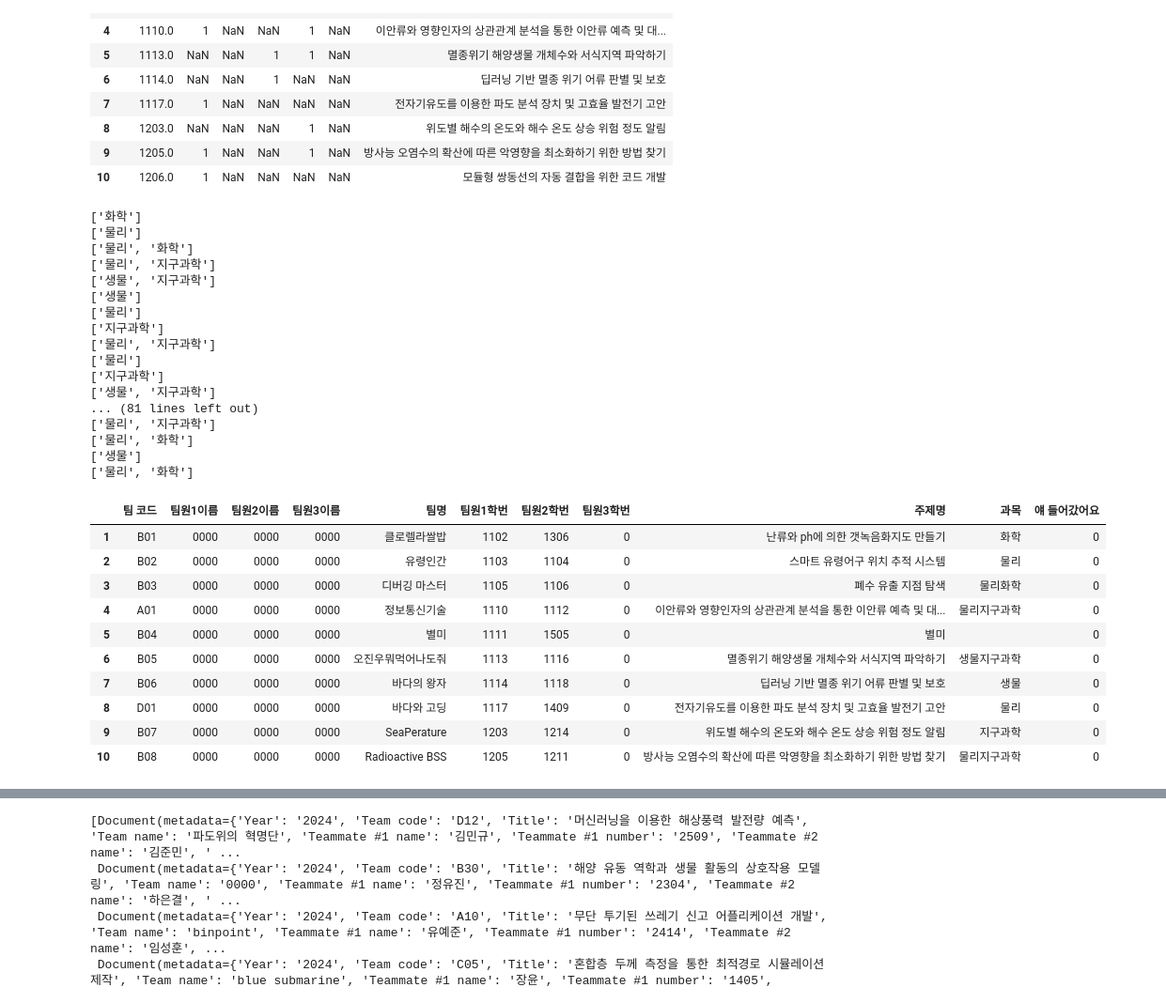
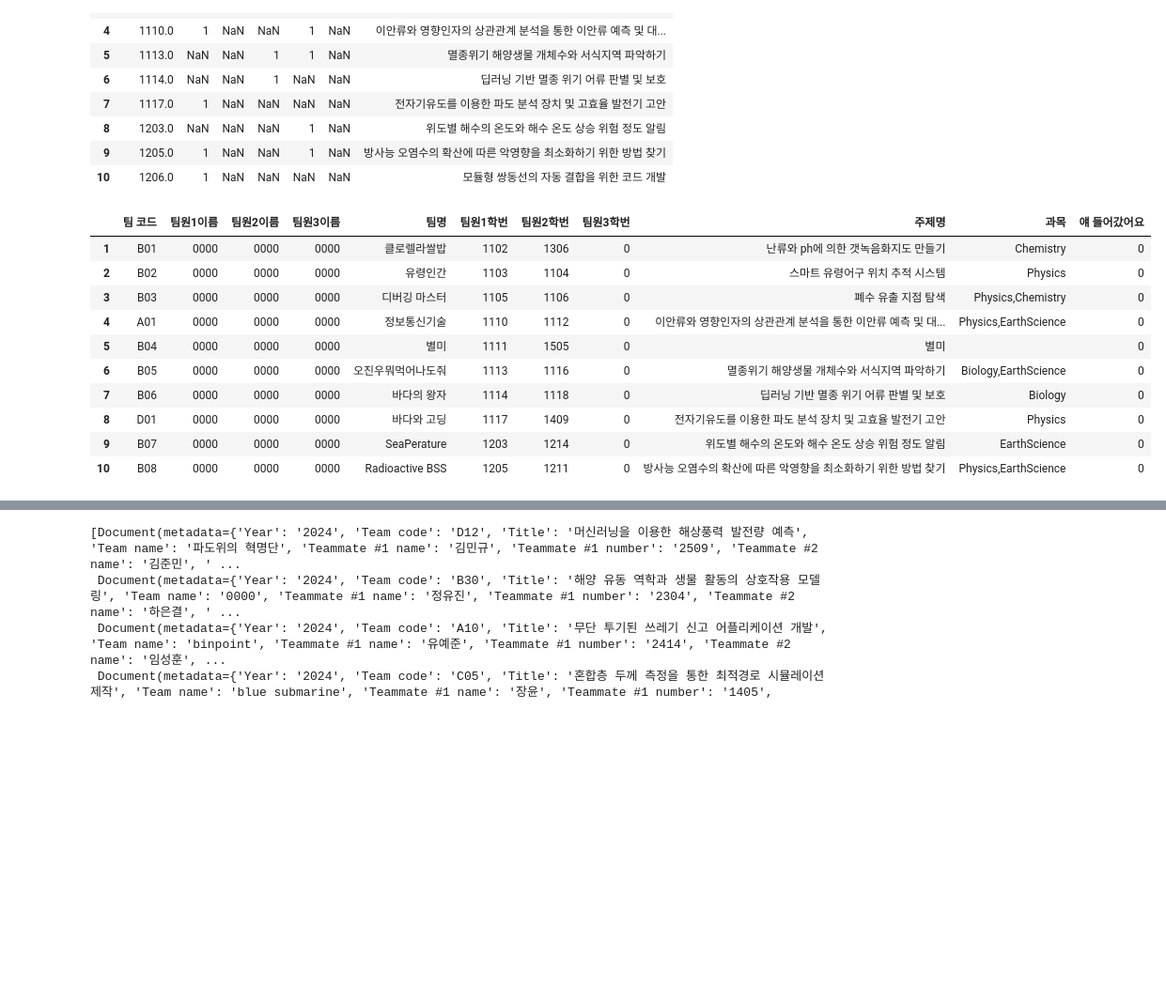
Before and after one commit to hwan809/Ocean-ChatBot, a Jupyter notebook: prepro.ipynb, the cells around one changed output, grey strips where cells are left out. Shown at 94% size. Saved outputs shown, nothing was run; the diff lists cells and outputs as text; code cells hidden in the pictures; blank space fills up the shorter version.

```diff
--- a/prepro.ipynb
+++ b/prepro.ipynb
@@ -66,6 +66,11 @@ def set_metadata(team_info, document, year = 2019):
   document.metadata['Teammate #2 number'] = get_student_number(team_info['팀원2학번'])
   document.metadata['Teammate #3 name'] = str(team_info['팀원3이름'])
   document.metadata['Teammate #3 number'] = get_student_number(team_info['팀원3학번'])
+  document.metadata['Physics'] = 'False'
+  document.metadata['Chemistry'] = 'False'
+  document.metadata['Biology'] = 'False'
+  document.metadata['EarthScience'] = 'False'
+
 
   try:
     document.metadata['Youtube link'] = str(team_info['YOUTUBE 영상 주소'])
@@ -285,19 +290,21 @@ for f in tqdm.tqdm(file_list):
   team_code = p.findall(f)[0]
 
   result = df.loc[df['팀 코드'] == team_code]
-  result.columns = ['팀 코드', '주제명', '1', '2', '팀원1학번', '팀원1이름', '팀원2학번', '팀원2이름', '팀원3학번', '팀원3이름', '기타', '물리', '화학', '생물', '지구과학', 'YOUTUBE 영상 주소']
+  result.columns = ['팀 코드', '주제명', '1', '2', '팀원1학번', '팀원1이름', '팀원2학번', '팀원2이름', '팀원3학번', '팀원3이름', 'etc', 'Physics', 'Chemistry', 'Biology', 'EarthScience', 'YOUTUBE 영상 주소']
 
-  nplst = result.to_numpy()
+  subjectnames = ['Physics', 'Chemistry', 'Biology', 'EarthScience']
 
+  subjects = []
 
-  for i in range(5):
-    if nplst[1][10 + i] in ['v', 'V']:
-      subjects = nplst[0][10 + i]
+  for i in subjectnames:
+    if list(result[i])[0] in ['v', 'V']:
+      subjects.append(i)
 
 
   try:
     new_document = set_metadata(result.iloc[0], document, '2023')
-    new_document.metadata['Subjects'] = subjects
+    for i in subjects:
+      new_document.metadata[i] = 'True'
     split_documents23.append(new_document)
   except:
     continue
@@ -375,53 +396,34 @@ df24_1.head(10)
 | 9 | 1205.0 | 1 | NaN | NaN | 1 | NaN | 방사능 오염수의 확산에 따른 악영향을 최소화하기 위한 방법 찾기 |
 | 10 | 1206.0 | 1 | NaN | NaN | NaN | NaN | 모듈형 쌍동선의 자동 결합을 위한 코드 개발 |
 # %%
-subject_name = ['물리','화학','생물','지구과학','기타과목']
+subject_name = ['Physics', 'Chemistry', 'Biology', 'EarthScience']
 
 for i in range(df24_1.shape[0]):
-    subjects = list(df24_1.loc[i + 1, ['물','화','생','지','기타']])
+    subjects = list(df24_1.loc[i + 1, ['물','화','생','지']])
     subject = []
-    for j in range(5):
+    for j in range(4):
         if subjects[j] == 1:
             subject.append(subject_name[j])
 
     teamname = str(int(df24_1.iloc[i, 0]))
     projectname = df24_1.iloc[i, 6]
 
     df24.loc[df24[f'팀원1학번'] == teamname, '주제명'] = projectname
-    print(subject)
-    for j in subject:
-        df24.loc[df24[f'팀원1학번'] == teamname, '과목'] = df24.loc[df24[f'팀원1학번'] == teamname, '과목'] + j
+    df24.loc[df24[f'팀원1학번'] == teamname, '과목'] = ','.join(subject)
 
 df24.head(10)
 # %% [output]
-['화학']
-['물리']
-['물리', '화학']
-['물리', '지구과학']
-['생물', '지구과학']
-['생물']
-['물리']
-['지구과학']
-['물리', '지구과학']
-['물리']
-['지구과학']
-['생물', '지구과학']
-... (81 lines left out)
-['물리', '지구과학']
-['물리', '화학']
-['생물']
-['물리', '화학']
 |  | 팀 코드 | 팀원1이름 | 팀원2이름 | 팀원3이름 | 팀명 | 팀원1학번 | 팀원2학번 | 팀원3학번 | 주제명 | 과목 | 얘 들어갔어요 |
-| 1 | B01 | 0000 | 0000 | 0000 | 클로렐라쌀밥 | 1102 | 1306 | 0 | 난류와 ph에 의한 갯녹음화지도 만들기 | 화학 | 0 |
-| 2 | B02 | 0000 | 0000 | 0000 | 유령인간 | 1103 | 1104 | 0 | 스마트 유령어구 위치 추적 시스템 | 물리 | 0 |
-| 3 | B03 | 0000 | 0000 | 0000 | 디버깅 마스터 | 1105 | 1106 | 0 | 폐수 유출 지점 탐색 | 물리화학 | 0 |
-| 4 | A01 | 0000 | 0000 | 0000 | 정보통신기술 | 1110 | 1112 | 0 | 이안류와 영향인자의 상관관계 분석을 통한 이안류 예측 및 대... | 물리지구과학 | 0 |
+| 1 | B01 | 0000 | 0000 | 0000 | 클로렐라쌀밥 | 1102 | 1306 | 0 | 난류와 ph에 의한 갯녹음화지도 만들기 | Chemistry | 0 |
+| 2 | B02 | 0000 | 0000 | 0000 | 유령인간 | 1103 | 1104 | 0 | 스마트 유령어구 위치 추적 시스템 | Physics | 0 |
+| 3 | B03 | 0000 | 0000 | 0000 | 디버깅 마스터 | 1105 | 1106 | 0 | 폐수 유출 지점 탐색 | Physics,Chemistry | 0 |
+| 4 | A01 | 0000 | 0000 | 0000 | 정보통신기술 | 1110 | 1112 | 0 | 이안류와 영향인자의 상관관계 분석을 통한 이안류 예측 및 대... | Physics,EarthScience | 0 |
 | 5 | B04 | 0000 | 0000 | 0000 | 별미 | 1111 | 1505 | 0 | 별미 |  | 0 |
-| 6 | B05 | 0000 | 0000 | 0000 | 오진우뭐먹어나도줘 | 1113 | 1116 | 0 | 멸종위기 해양생물 개체수와 서식지역 파악하기 | 생물지구과학 | 0 |
-| 7 | B06 | 0000 | 0000 | 0000 | 바다의 왕자 | 1114 | 1118 | 0 | 딥러닝 기반 멸종 위기 어류 판별 및 보호 | 생물 | 0 |
-| 8 | D01 | 0000 | 0000 | 0000 | 바다와 고딩 | 1117 | 1409 | 0 | 전자기유도를 이용한 파도 분석 장치 및 고효율 발전기 고안 | 물리 | 0 |
-| 9 | B07 | 0000 | 0000 | 0000 | SeaPerature | 1203 | 1214 | 0 | 위도별 해수의 온도와 해수 온도 상승 위험 정도 알림 | 지구과학 | 0 |
-| 10 | B08 | 0000 | 0000 | 0000 | Radioactive BSS | 1205 | 1211 | 0 | 방사능 오염수의 확산에 따른 악영향을 최소화하기 위한 방법 찾기 | 물리지구과학 | 0 |
+| 6 | B05 | 0000 | 0000 | 0000 | 오진우뭐먹어나도줘 | 1113 | 1116 | 0 | 멸종위기 해양생물 개체수와 서식지역 파악하기 | Biology,EarthScience | 0 |
+| 7 | B06 | 0000 | 0000 | 0000 | 바다의 왕자 | 1114 | 1118 | 0 | 딥러닝 기반 멸종 위기 어류 판별 및 보호 | Biology | 0 |
+| 8 | D01 | 0000 | 0000 | 0000 | 바다와 고딩 | 1117 | 1409 | 0 | 전자기유도를 이용한 파도 분석 장치 및 고효율 발전기 고안 | Physics | 0 |
+| 9 | B07 | 0000 | 0000 | 0000 | SeaPerature | 1203 | 1214 | 0 | 위도별 해수의 온도와 해수 온도 상승 위험 정도 알림 | EarthScience | 0 |
+| 10 | B08 | 0000 | 0000 | 0000 | Radioactive BSS | 1205 | 1211 | 0 | 방사능 오염수의 확산에 따른 악영향을 최소화하기 위한 방법 찾기 | Physics,EarthScience | 0 |
 # %%
 df24_2 = pd.read_excel('./data/2024_2.xlsx', sheet_name = '팀별',usecols=[i + 2 for i in range(14)], skiprows=3, nrows=96)
 
```
Also changed, not shown: parts of 7 cells of this notebook, 6 other files.
